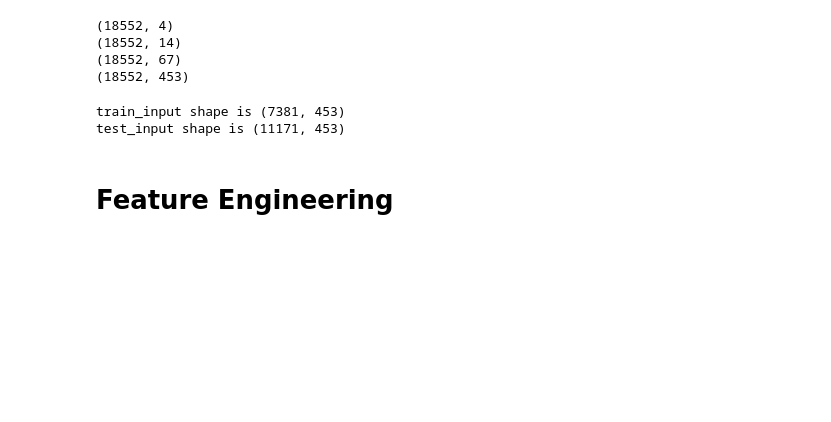
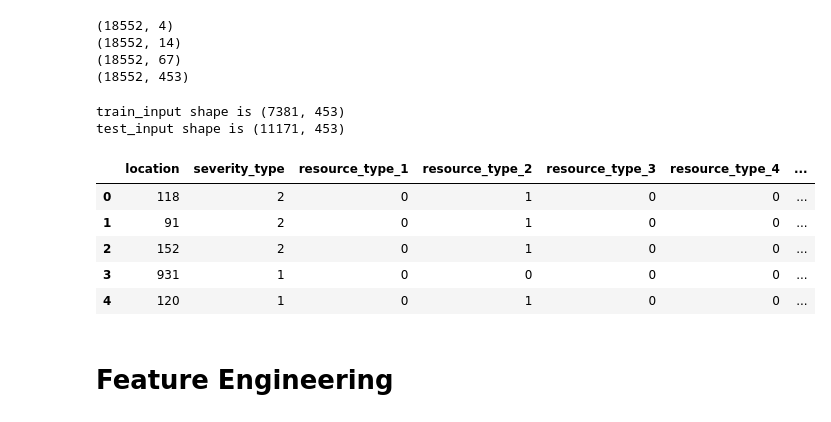
Before and after one commit to zhilangtaosha/ml, a Jupyter notebook: kaggle/05_recruit/6a_Hyper_parameters_tuning_Bayesian_Optimisation.ipynb, the cells around one changed output. Saved outputs shown, nothing was run; the diff lists cells and outputs as text; code cells hidden in the pictures; blank space fills up the shorter version.

```diff
--- a/kaggle/05_recruit/6a_Hyper_parameters_tuning_Bayesian_Optimisation.ipynb
+++ b/kaggle/05_recruit/6a_Hyper_parameters_tuning_Bayesian_Optimisation.ipynb
@@ -128,6 +128,15 @@ test_input shape is (11171, 453)
 y=train_input.fault_severity
 train_input.drop(['fault_severity'], axis=1, inplace=True)
 test_input.drop(['fault_severity'], axis=1, inplace=True)
+# %%
+train_input.head()
+# %% [output]
+|  | location | severity_type | resource_type_1 | resource_type_2 | resource_type_3 | resource_type_4 | ... |
+| 0 | 118 | 2 | 0 | 1 | 0 | 0 | ... |
+| 1 | 91 | 2 | 0 | 1 | 0 | 0 | ... |
+| 2 | 152 | 2 | 0 | 1 | 0 | 0 | ... |
+| 3 | 931 | 1 | 0 | 0 | 0 | 0 | ... |
+| 4 | 120 | 1 | 0 | 1 | 0 | 0 | ... |
 # %% [markdown]
 # Feature Engineering
 # %%
```
Also changed, not shown: 15 other files.
